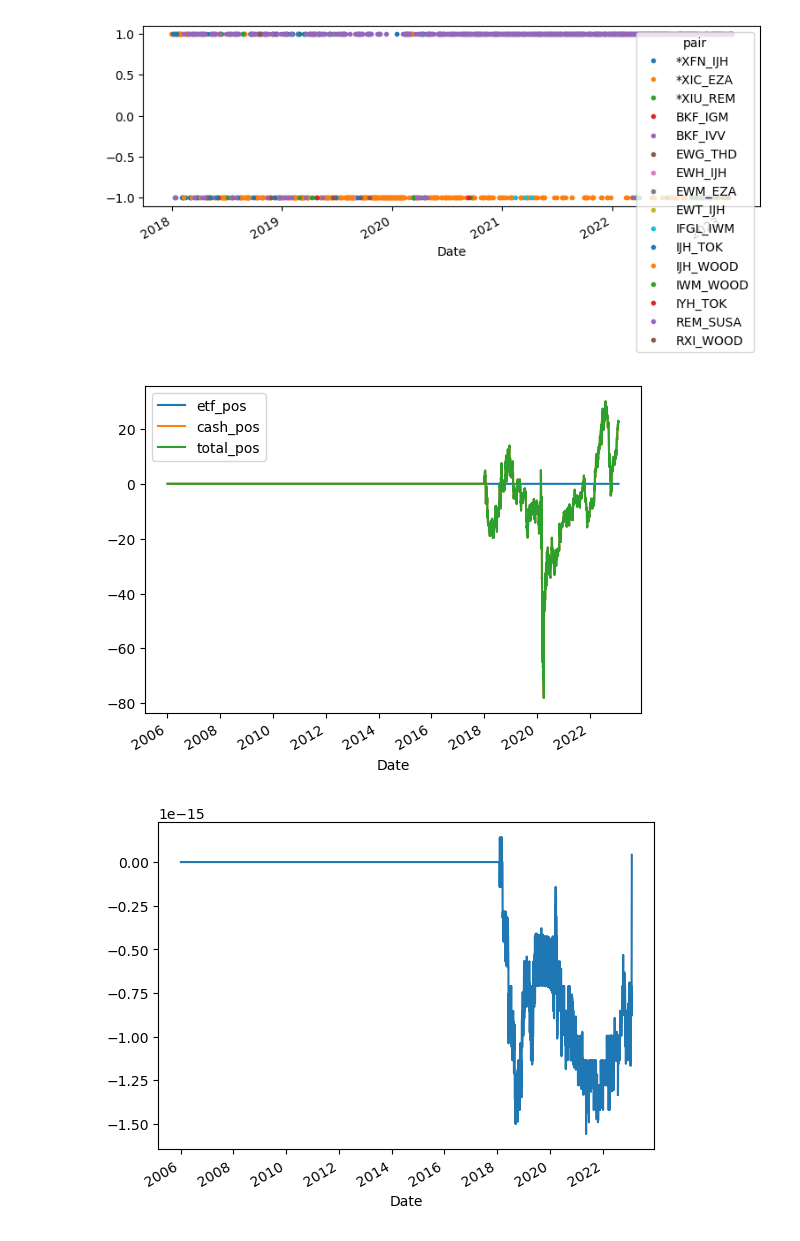
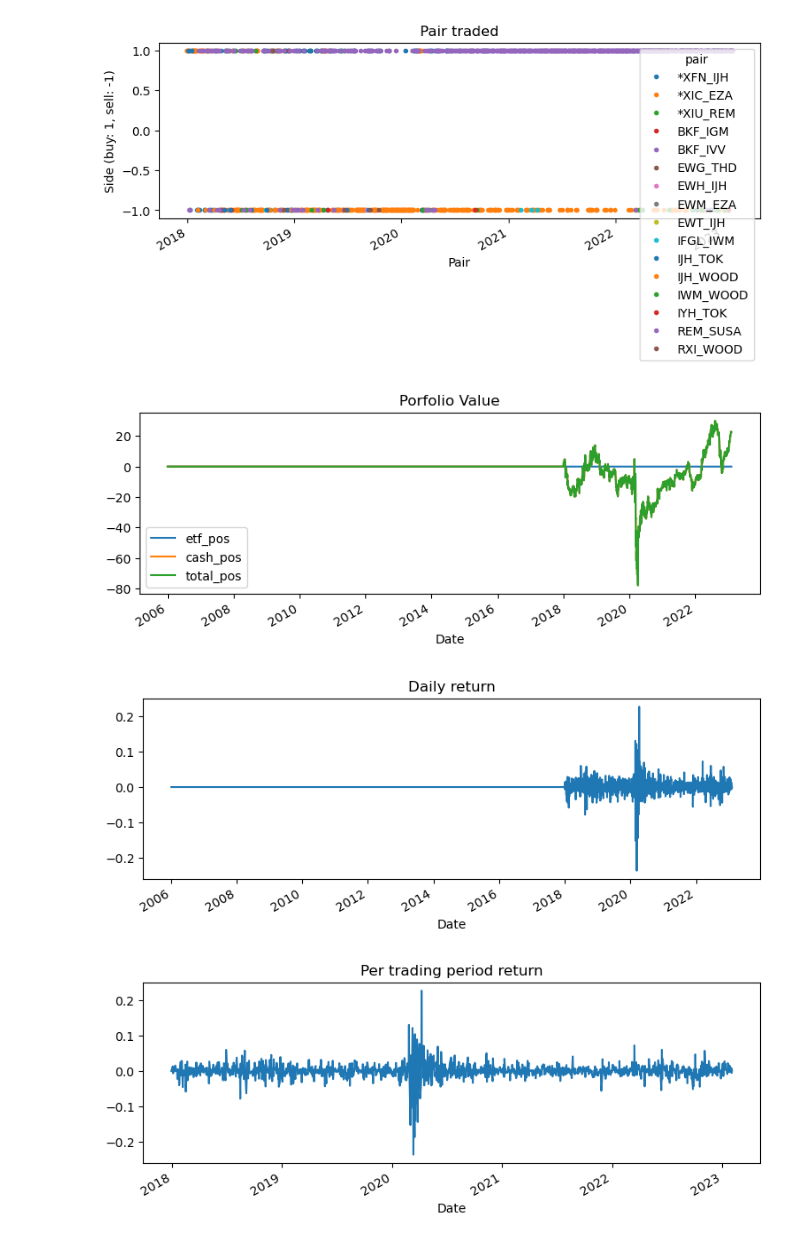
Before and after one commit to DerrickXZY/IAQF_Competition, a Jupyter notebook: pipeline/pipeline.ipynb, the cells around one changed output. Drawn from its saved outputs; the diff is of its cells as text; code cells hidden in the pictures.

Commit message:
Add per period return

```diff
--- a/pipeline/pipeline.ipynb
+++ b/pipeline/pipeline.ipynb
@@ -345,8 +345,11 @@ class PairTradingPipeline():
     def calc_port_return(self, port_df: pd.DataFrame, trade_df: pd.DataFrame, cost=100.):
         etf_ret = port_df[['etf_pos']].copy()
         etf_ret['base'] = etf_ret['etf_pos'].shift()
-        etf_ret['base'].loc[trade_df.index] = 0
-        return (etf_ret['etf_pos'] - etf_ret['base']) / cost
+        per_period_ret = (port_df['cash_pos'] - port_df['cash_pos'].shift()).loc[trade_df.index]
+        etf_ret['etf_pos'].loc[trade_df.index] = per_period_ret
+        per_period_ret /= cost
+        etf_ret += cost
+        return (etf_ret['etf_pos'] / etf_ret['base'] - 1), per_period_ret
 # %%
 price_df = pd.read_csv('../data/Final Total Return Index Df.csv')
 price_df['Date'] = pd.to_datetime(price_df['Date'])
@@ -362,32 +365,36 @@ pairs = pipeline.select_pairs()
 def show_port_results(pair_trade_df, trade_df):
     plot_df = pair_trade_df.pivot_table(values='side', columns='pair', index=pair_trade_df.index)
     plot_df[plot_df == 0] = -1
-    plot_df.plot(style='.', figsize=(9, 3))
+    plot_df.plot(style='.', figsize=(9, 3), title='Pair traded', ylabel='Side (buy: 1, sell: -1)', xlabel='Pair')
     plt.show()
 
     port_df = pipeline.generate_portfolio(trade_df)
-    port_df.plot()
+    port_df.plot(figsize=(9, 3), title='Porfolio Value')
     plt.show()
 
-    ret_df = pipeline.calc_port_return(port_df, trade_df)
-    ret_df.plot()
+    daily_ret_df, per_period_ret_df = pipeline.calc_port_return(port_df, trade_df)
+    daily_ret_df.plot(figsize=(9, 3), title='Daily return')
     plt.show()
 
-    return port_df, ret_df
+    per_period_ret_df.plot(figsize=(9, 3), title='Per trading period return')
+    plt.show()
+
+    return port_df, daily_ret_df, per_period_ret_df
 # %%
 linear_pred_df = pipeline.predict('linear', pairs,  params = {
                 'pred_period': 'D',
                 'cost' : 100
             })
 trade_df, pair_trade_df = pipeline.create_signal('most_spread_rtn', linear_pred_df, params= {
                 'holding_period': 1,
                 'cost': 100
             })
-port_df, ret_df = show_port_results(pair_trade_df, trade_df)
+port_df, daily_ret_df, per_period_ret_df = show_port_results(pair_trade_df, trade_df)
 # %% [output]
-[figure, old version]
+[figure, new version]
-[figure, old version]
+[figure, new version]
-[figure, old version]
+[figure, new version]
+[figure, added]
 # %%
 linear_pred_df = pipeline.predict('linear', pairs,  params = {
                 'pred_period': 'W',
```
Also changed, not shown: parts of 12 cells of this notebook.
